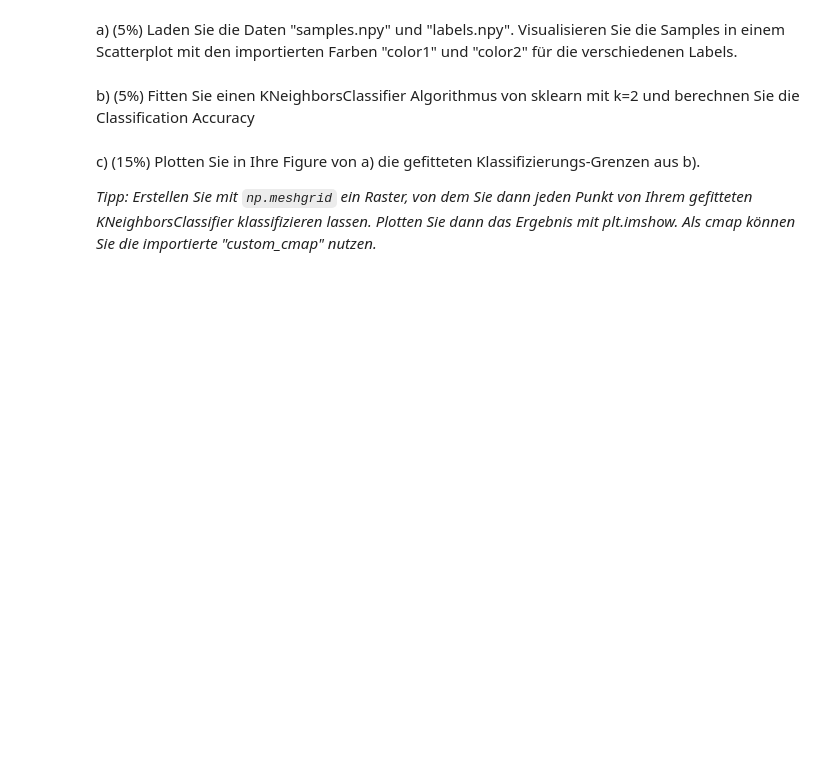
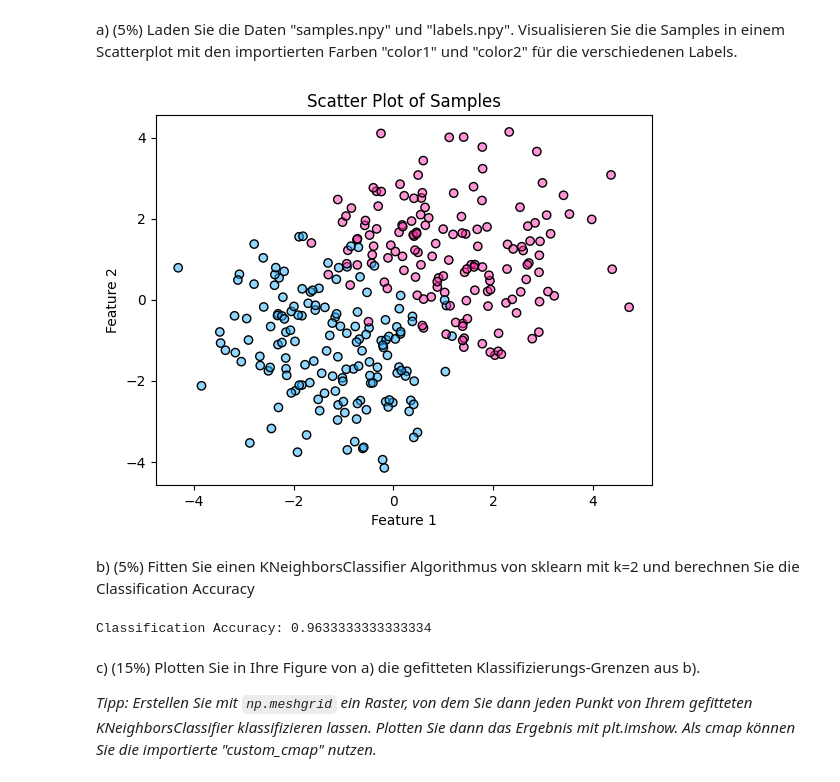
Before and after one commit to dfgsteam/data-science_basics, a Jupyter notebook: week07/Exercise.ipynb, the cells around one changed output. Cells and saved outputs as stored; diff of their text form; code cells hidden in the pictures; blank space fills up the shorter version.

```diff
--- a/week07/Exercise.ipynb
+++ b/week07/Exercise.ipynb
@@ -27,8 +27,36 @@ from utils import color1, color2, custom_cmap
 ## Aufgabe 1 (45%): K-Nearest-Neighbours/Logistic-Regression
 # %% [markdown]
 a) (5%) Laden Sie die Daten "samples.npy" und "labels.npy". Visualisieren Sie die Samples in einem Scatterplot mit den importierten Farben "color1" und "color2" für die verschiedenen Labels.
+# %%
+# Load the data
+samples = np.load('samples.npy')
+labels = np.load('labels.npy')
+
+# Visualize the data
+plt.scatter(samples[:, 0], samples[:, 1], c=labels, cmap=custom_cmap, edgecolor='k')
+plt.xlabel('Feature 1')
+plt.ylabel('Feature 2')
+plt.title('Scatter Plot of Samples')
+plt.show()
+# %% [output]
+[figure, added]
 # %% [markdown]
 b) (5%) Fitten Sie einen KNeighborsClassifier Algorithmus von sklearn mit k=2 und berechnen Sie die Classification Accuracy
+# %%
+from sklearn.neighbors import KNeighborsClassifier
+from sklearn.metrics import accuracy_score
+
+# Fit the KNN model
+knn = KNeighborsClassifier(n_neighbors=2)
+knn.fit(samples, labels)
+
+# Predict and compute accuracy
+predictions = knn.predict(samples)
+accuracy = accuracy_score(labels, predictions)
+
+print(f'Classification Accuracy: {accuracy}')
+# %% [output]
+Classification Accuracy: 0.9633333333333334
 # %% [markdown]
 c) (15%) Plotten Sie in Ihre Figure von a) die gefitteten Klassifizierungs-Grenzen aus b).
 
```
Also changed, not shown: parts of 7 cells of this notebook.
